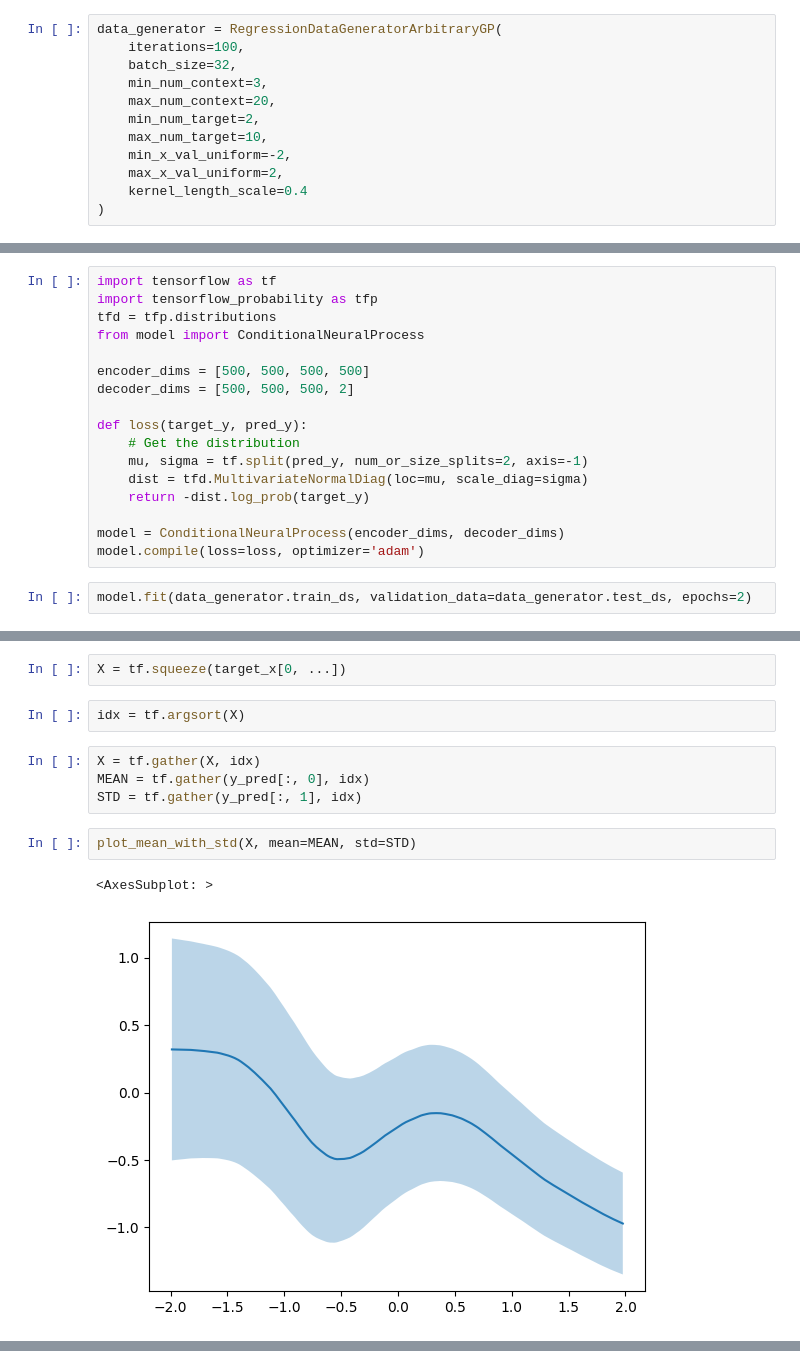
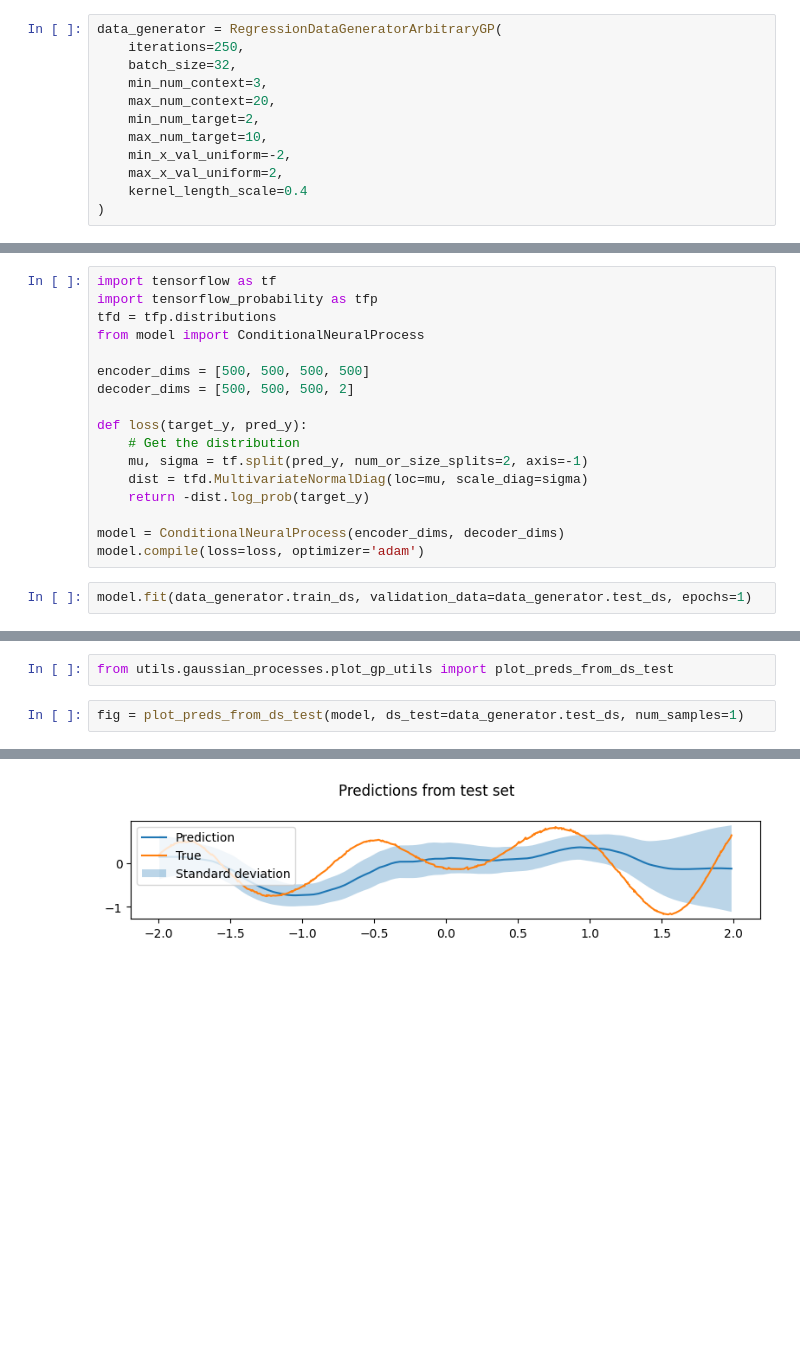
Before and after one commit to tonywu71/neural-processes, a Jupyter notebook: train_cnp_from_arbitrary_gp.ipynb, the cells around one changed output, grey strips where cells are left out. Saved outputs shown, nothing was run; the diff lists cells and outputs as text; blank space fills up the shorter version.

```diff
--- a/train_cnp_from_arbitrary_gp.ipynb
+++ b/train_cnp_from_arbitrary_gp.ipynb
@@ -14,7 +14,7 @@ from dataloader.load_regression_data_from_arbitrary_gp import RegressionDataGene
 # DataGenerator
 # %%
 data_generator = RegressionDataGeneratorArbitraryGP(
-    iterations=100,
+    iterations=250,
     batch_size=32,
     min_num_context=3,
     max_num_context=20,
@@ -58,5 +58,5 @@ def loss(target_y, pred_y):
 model = ConditionalNeuralProcess(encoder_dims, decoder_dims)
 model.compile(loss=loss, optimizer='adam')
 # %%
-model.fit(data_generator.train_ds, validation_data=data_generator.test_ds, epochs=2)
+model.fit(data_generator.train_ds, validation_data=data_generator.test_ds, epochs=1)
 # %% [output]
@@ -124,13 +65,5 @@ TensorShape([409])
-# %%
-X = tf.squeeze(target_x[0, ...])
-# %%
-idx = tf.argsort(X)
-# %%
-X = tf.gather(X, idx)
-MEAN = tf.gather(y_pred[:, 0], idx)
-STD = tf.gather(y_pred[:, 1], idx)
-# %%
-plot_mean_with_std(X, mean=MEAN, std=STD)
-# %% [output]
-<AxesSubplot: >
-[figure, removed]
+# %%
+from utils.gaussian_processes.plot_gp_utils import plot_preds_from_ds_test
+# %%
+fig = plot_preds_from_ds_test(model, ds_test=data_generator.test_ds, num_samples=1)
+# %% [output]
@@ -136,0 +71 @@ plot_mean_with_std(X, mean=MEAN, std=STD)
+[figure, added]
```
Also changed, not shown: parts of 16 cells of this notebook, 2 other files.
